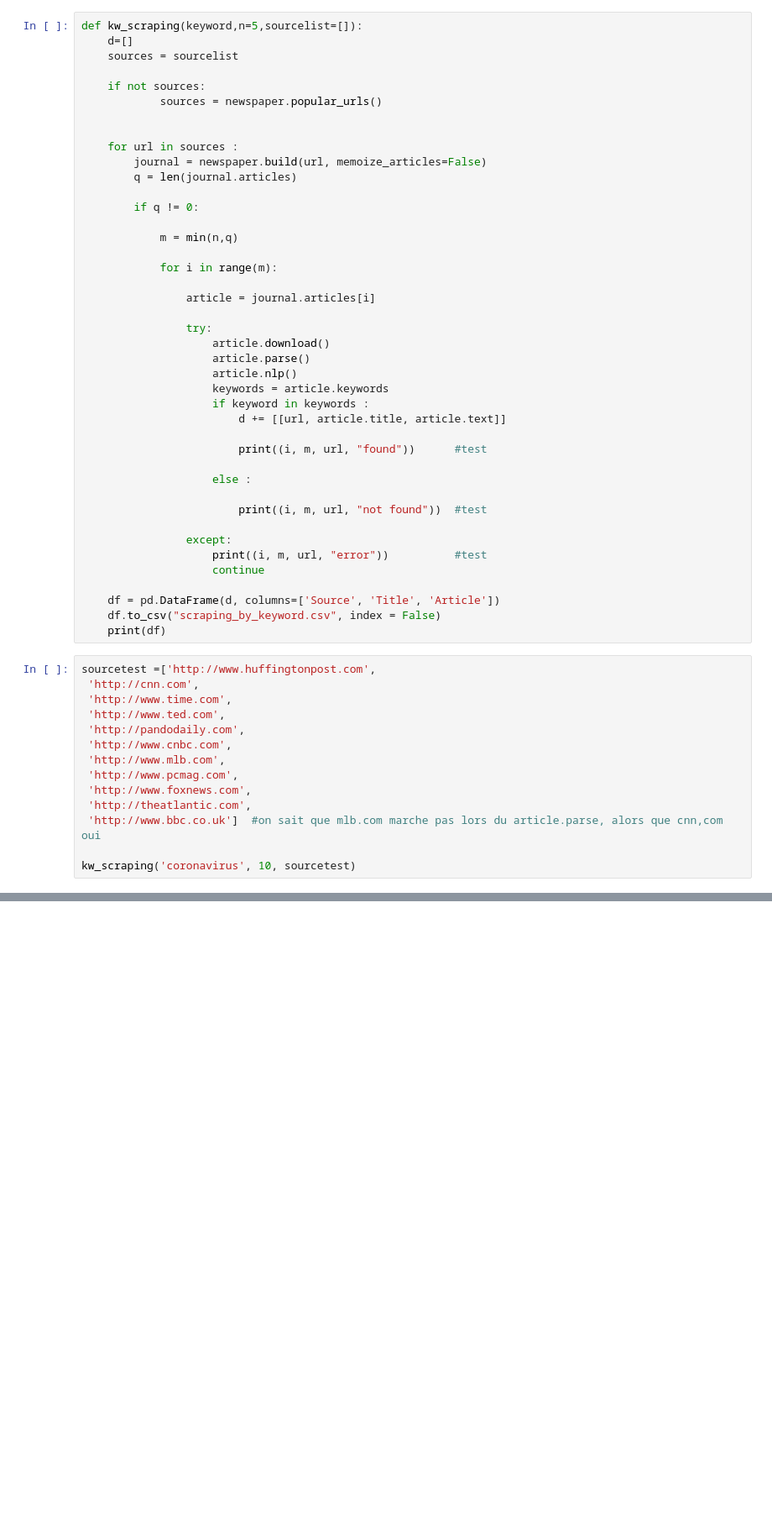
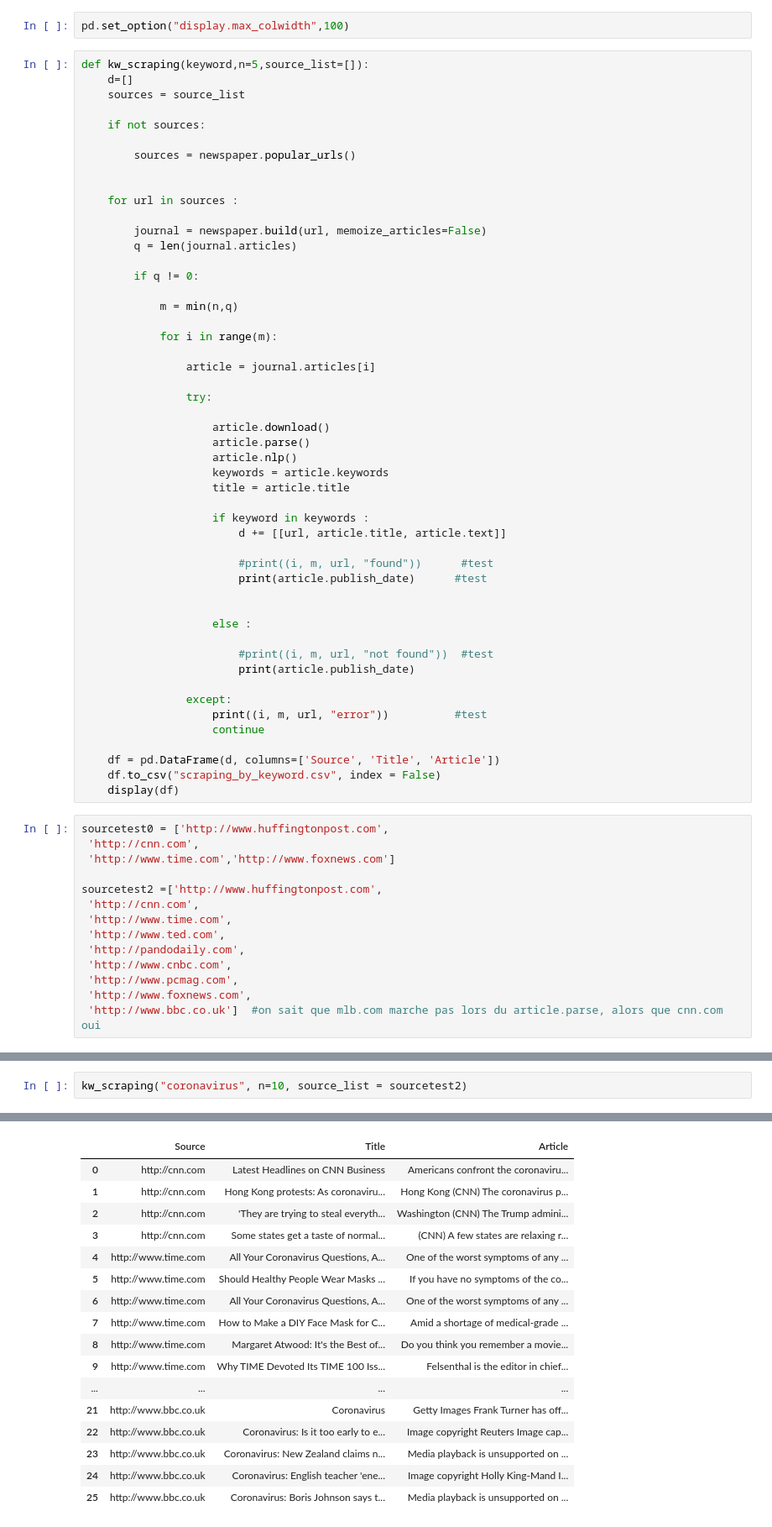
Before and after one commit to yohan-dev/statapp, a Jupyter notebook: news parser.ipynb, the cells around one changed output, grey strips where cells are left out. Shown: that part at 84% size. Drawn from its saved outputs; the diff is of its cells as text; blank space fills up the shorter version.

Commit message:
Add files via upload
par kw et dates

```diff
--- a/news parser.ipynb
+++ b/news parser.ipynb
@@ -34,16 +36,20 @@ sources
  'http://washingtonindependent.com',
  'http://drudgereport.com',
  'http://beta.na.leagueoflegends.com']
+# %%
+pd.set_option("display.max_colwidth",100)
 # %%
-def kw_scraping(keyword,n=5,sourcelist=[]):
+def kw_scraping(keyword,n=5,source_list=[]):
     d=[]
-    sources = sourcelist
+    sources = source_list
 
     if not sources:
-            sources = newspaper.popular_urls()
+
+        sources = newspaper.popular_urls()
 
 
     for url in sources :
+
         journal = newspaper.build(url, memoize_articles=False)
         q = len(journal.articles)
 
@@ -56,18 +62,24 @@ def kw_scraping(keyword,n=5,sourcelist=[]):
                 article = journal.articles[i]
 
                 try:
+
                     article.download()
                     article.parse()
                     article.nlp()
                     keywords = article.keywords
+                    title = article.title
+
                     if keyword in keywords :
                         d += [[url, article.title, article.text]]
 
-                        print((i, m, url, "found"))      #test
+                        #print((i, m, url, "found"))      #test
+                        print(article.publish_date)      #test
+
 
                     else :
 
-                        print((i, m, url, "not found"))  #test
+                        #print((i, m, url, "not found"))  #test
+                        print(article.publish_date)
 
                 except:
                     print((i, m, url, "error"))          #test
@@ -75,18 +87,18 @@ def kw_scraping(keyword,n=5,sourcelist=[]):
 
     df = pd.DataFrame(d, columns=['Source', 'Title', 'Article'])
     df.to_csv("scraping_by_keyword.csv", index = False)
-    print(df)
+    display(df)
 # %%
-sourcetest =['http://www.huffingtonpost.com',
+sourcetest0 = ['http://www.huffingtonpost.com',
+ 'http://cnn.com',
+ 'http://www.time.com','http://www.foxnews.com']
+
+sourcetest2 =['http://www.huffingtonpost.com',
  'http://cnn.com',
  'http://www.time.com',
  'http://www.ted.com',
  'http://pandodaily.com',
  'http://www.cnbc.com',
- 'http://www.mlb.com',
  'http://www.pcmag.com',
  'http://www.foxnews.com',
- 'http://theatlantic.com',
- 'http://www.bbc.co.uk']  #on sait que mlb.com marche pas lors du article.parse, alors que cnn,com oui
-
-kw_scraping('coronavirus', 10, sourcetest)
+ 'http://www.bbc.co.uk']  #on sait que mlb.com marche pas lors du article.parse, alors que cnn.com oui
@@ -110,0 +105,3 @@ kw_scraping('coronavirus', 10, sourcetest)
+# %%
+kw_scraping("coronavirus", n=10, source_list = sourcetest2)
+# %% [output]
@@ -110,0 +125,17 @@ kw_scraping('coronavirus', 10, sourcetest)
+|  | Source | Title | Article |
+| 0 | http://cnn.com | Latest Headlines on CNN Business | Americans confront the coronaviru... |
+| 1 | http://cnn.com | Hong Kong protests: As coronaviru... | Hong Kong (CNN) The coronavirus p... |
+| 2 | http://cnn.com | 'They are trying to steal everyth... | Washington (CNN) The Trump admini... |
+| 3 | http://cnn.com | Some states get a taste of normal... | (CNN) A few states are relaxing r... |
+| 4 | http://www.time.com | All Your Coronavirus Questions, A... | One of the worst symptoms of any ... |
+| 5 | http://www.time.com | Should Healthy People Wear Masks ... | If you have no symptoms of the co... |
+| 6 | http://www.time.com | All Your Coronavirus Questions, A... | One of the worst symptoms of any ... |
+| 7 | http://www.time.com | How to Make a DIY Face Mask for C... | Amid a shortage of medical-grade ... |
+| 8 | http://www.time.com | Margaret Atwood: It's the Best of... | Do you think you remember a movie... |
+| 9 | http://www.time.com | Why TIME Devoted Its TIME 100 Iss... | Felsenthal is the editor in chief... |
+| ... | ... | ... | ... |
+| 21 | http://www.bbc.co.uk | Coronavirus | Getty Images Frank Turner has off... |
+| 22 | http://www.bbc.co.uk | Coronavirus: Is it too early to e... | Image copyright Reuters Image cap... |
+| 23 | http://www.bbc.co.uk | Coronavirus: New Zealand claims n... | Media playback is unsupported on ... |
+| 24 | http://www.bbc.co.uk | Coronavirus: English teacher 'ene... | Image copyright Holly King-Mand I... |
+| 25 | http://www.bbc.co.uk | Coronavirus: Boris Johnson says t... | Media playback is unsupported on ... |
```
Also changed, not shown: parts of 7 cells of this notebook.
